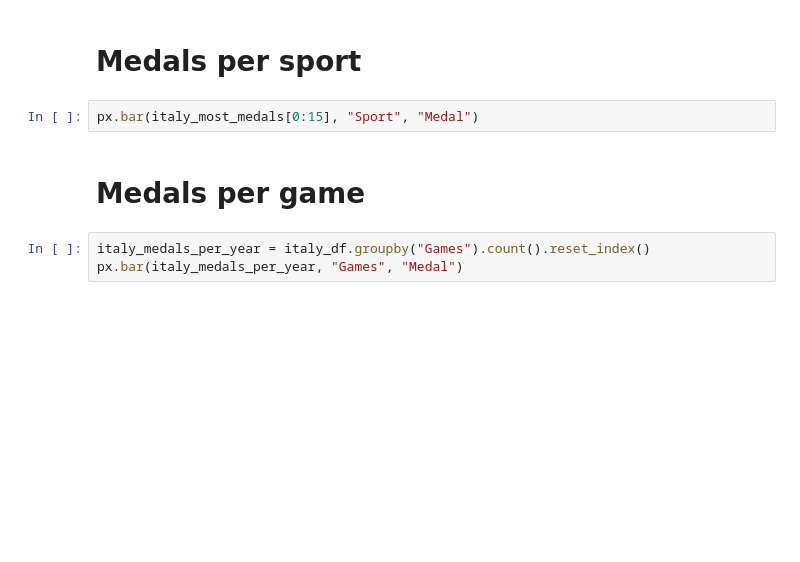
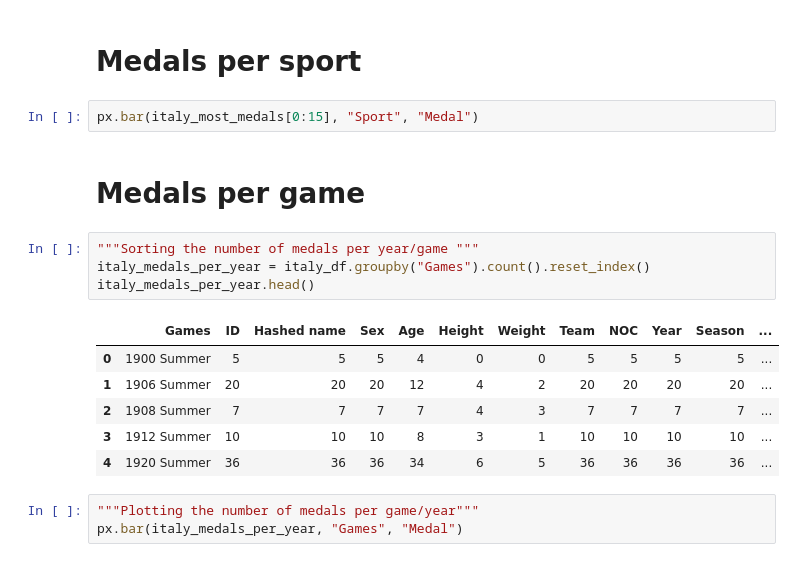
Before and after one commit to marcusbdtf/os-projekt-databehandling, a Jupyter notebook: 0-luk-uppgift.ipynb, the cells around one changed output. Cells and saved outputs as stored; diff of their text form; blank space fills up the shorter version.

```diff
--- a/0-luk-uppgift.ipynb
+++ b/0-luk-uppgift.ipynb
@@ -154,6 +162,17 @@ italy_most_medals.head()
 px.bar(italy_most_medals[0:15], "Sport", "Medal")
 # %% [markdown]
 # Medals per game
-# %%
-italy_medals_per_year = italy_df.groupby("Games").count().reset_index()
-px.bar(italy_medals_per_year, "Games", "Medal")
+# %%
+"""Sorting the number of medals per year/game """
+italy_medals_per_year = italy_df.groupby("Games").count().reset_index()
+italy_medals_per_year.head()
+# %% [output]
+|  | Games | ID | Hashed name | Sex | Age | Height | Weight | Team | NOC | Year | Season | ... |
+| 0 | 1900 Summer | 5 | 5 | 5 | 4 | 0 | 0 | 5 | 5 | 5 | 5 | ... |
+| 1 | 1906 Summer | 20 | 20 | 20 | 12 | 4 | 2 | 20 | 20 | 20 | 20 | ... |
+| 2 | 1908 Summer | 7 | 7 | 7 | 7 | 4 | 3 | 7 | 7 | 7 | 7 | ... |
+| 3 | 1912 Summer | 10 | 10 | 10 | 8 | 3 | 1 | 10 | 10 | 10 | 10 | ... |
+| 4 | 1920 Summer | 36 | 36 | 36 | 34 | 6 | 5 | 36 | 36 | 36 | 36 | ... |
+# %%
+"""Plotting the number of medals per game/year"""
+px.bar(italy_medals_per_year, "Games", "Medal")
```
Also changed, not shown: parts of 4 cells of this notebook.
